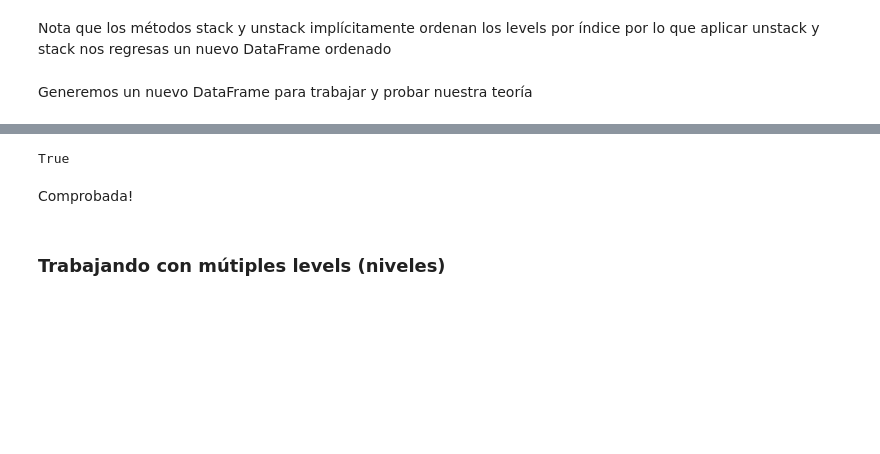
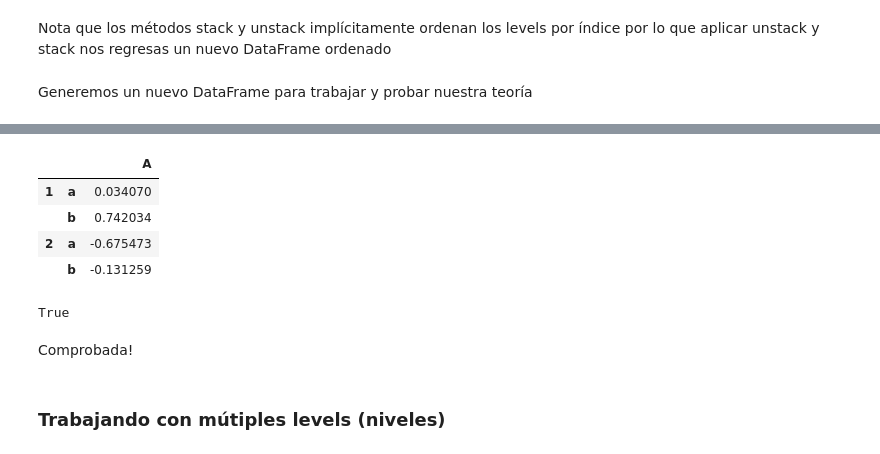
Before and after one commit to mrcastaneda/Data_Analyst_Oct2017, a Jupyter notebook: Notebooks/Clase5/Pandas_PivotTables-Reshaping.ipynb, the cells around one changed output, grey strips where cells are left out. Cells and saved outputs as stored; diff of their text form; code cells hidden in the pictures; blank space fills up the shorter version.

```diff
--- a/Notebooks/Clase5/Pandas_PivotTables-Reshaping.ipynb
+++ b/Notebooks/Clase5/Pandas_PivotTables-Reshaping.ipynb
@@ -212,3 +232,11 @@ df
+# %%
+df.unstack().stack()
+# %% [output]
+|  |  | A |
+| 1 | a | 0.034070 |
+|  | b | 0.742034 |
+| 2 | a | -0.675473 |
+|  | b | -0.131259 |
 # %%
 all(df.unstack().stack() == df.sort_index())
 # %% [output]
```
Also changed, not shown: parts of 37 cells of this notebook, 5 other files.
